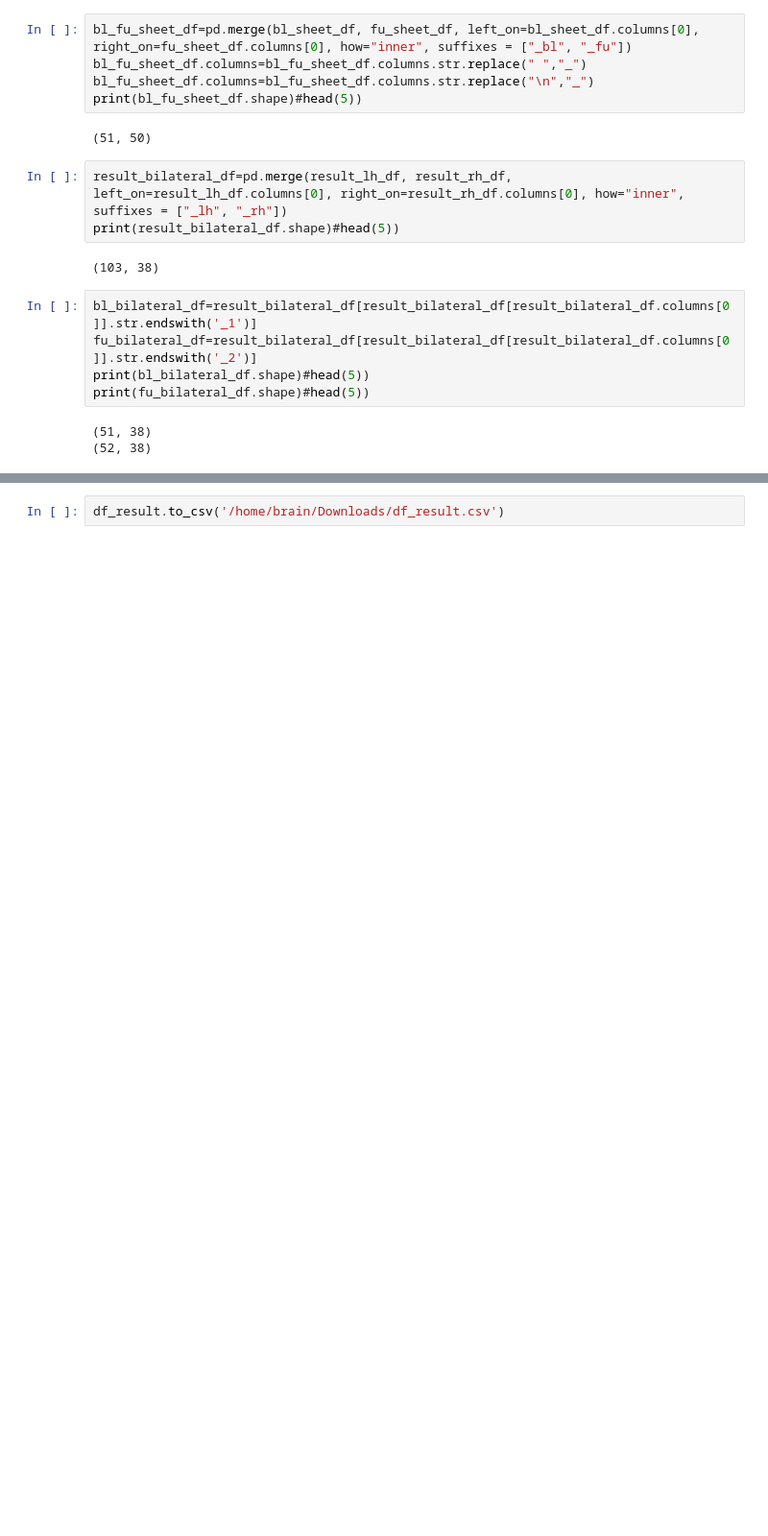
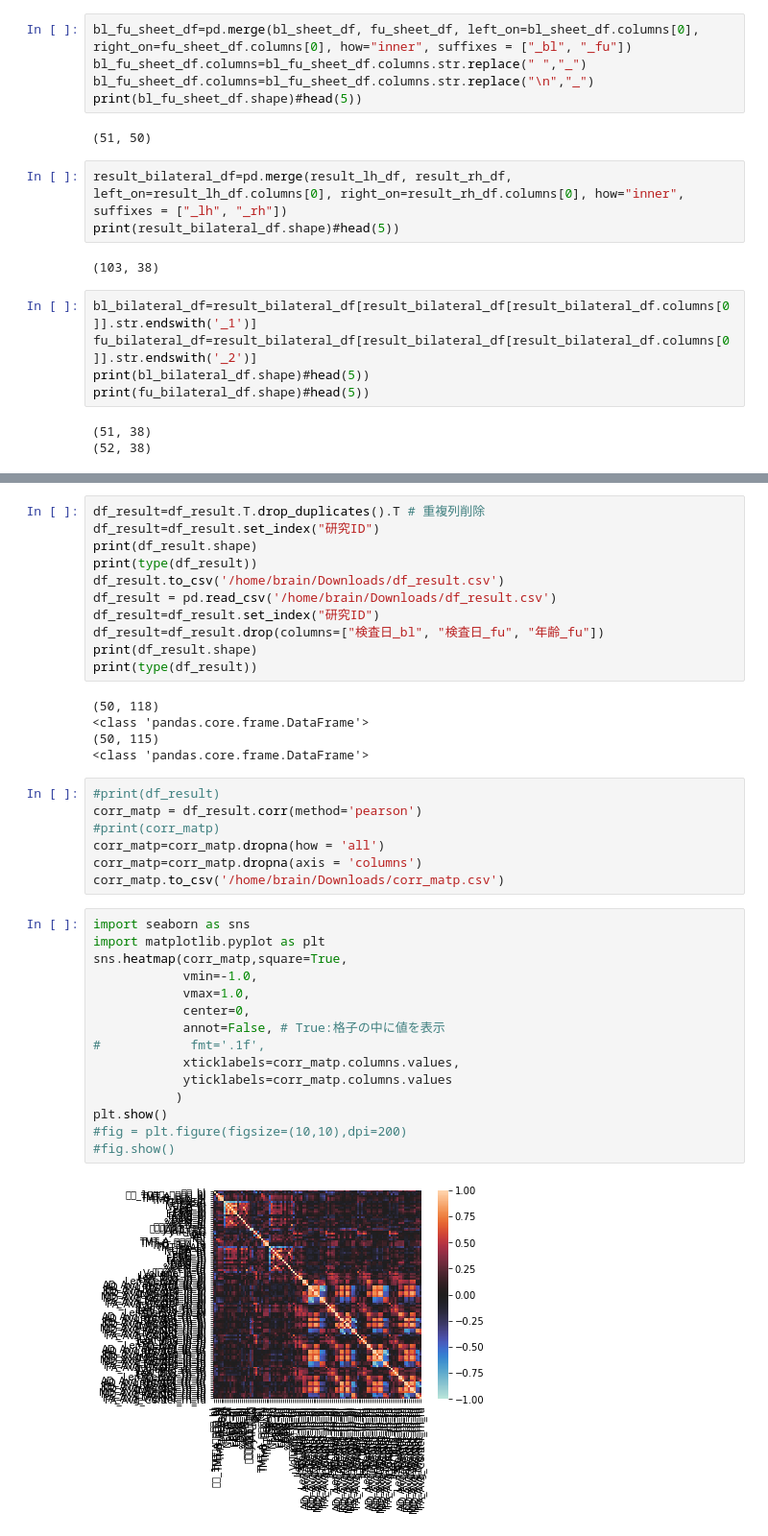
Before and after one commit to s1613134/tr_accel, a Jupyter notebook: tracula2df.ipynb, the cells around one changed output, grey strips where cells are left out. Shown at 96% size. Cells and saved outputs as stored; diff of their text form; blank space fills up the shorter version.

```diff
--- a/tracula2df.ipynb
+++ b/tracula2df.ipynb
@@ -97,2 +83,40 @@ print(df_result)
-# %%
-df_result.to_csv('/home/brain/Downloads/df_result.csv')
+# %%
+df_result=df_result.T.drop_duplicates().T # 重複列削除
+df_result=df_result.set_index("研究ID")
+print(df_result.shape)
+print(type(df_result))
+df_result.to_csv('/home/brain/Downloads/df_result.csv')
+df_result = pd.read_csv('/home/brain/Downloads/df_result.csv')
+df_result=df_result.set_index("研究ID")
+df_result=df_result.drop(columns=["検査日_bl", "検査日_fu", "年齢_fu"])
+print(df_result.shape)
+print(type(df_result))
+# %% [output]
+(50, 118)
+<class 'pandas.core.frame.DataFrame'>
+(50, 115)
+<class 'pandas.core.frame.DataFrame'>
+# %%
+#print(df_result)
+corr_matp = df_result.corr(method='pearson')
+#print(corr_matp)
+corr_matp=corr_matp.dropna(how = 'all')
+corr_matp=corr_matp.dropna(axis = 'columns')
+corr_matp.to_csv('/home/brain/Downloads/corr_matp.csv')
+# %%
+import seaborn as sns
+import matplotlib.pyplot as plt
+sns.heatmap(corr_matp,square=True,
+            vmin=-1.0,
+            vmax=1.0,
+            center=0,
+            annot=False, # True:格子の中に値を表示
+#            fmt='.1f',
+            xticklabels=corr_matp.columns.values,
+            yticklabels=corr_matp.columns.values
+           )
+plt.show()
+#fig = plt.figure(figsize=(10,10),dpi=200)
+#fig.show()
+# %% [output]
+[figure, added]
```
Also changed, not shown: parts of 5 cells of this notebook.
